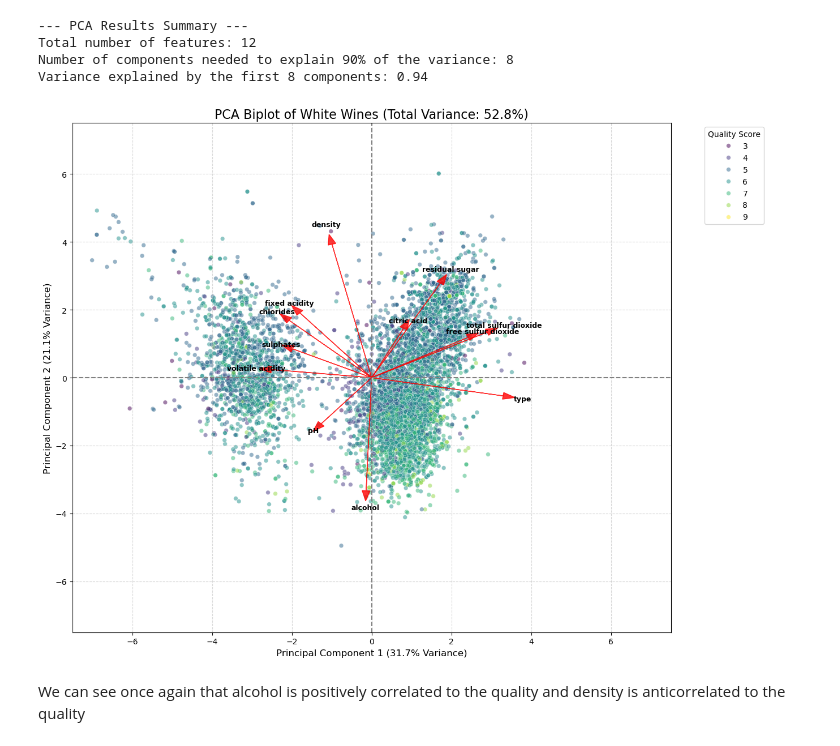
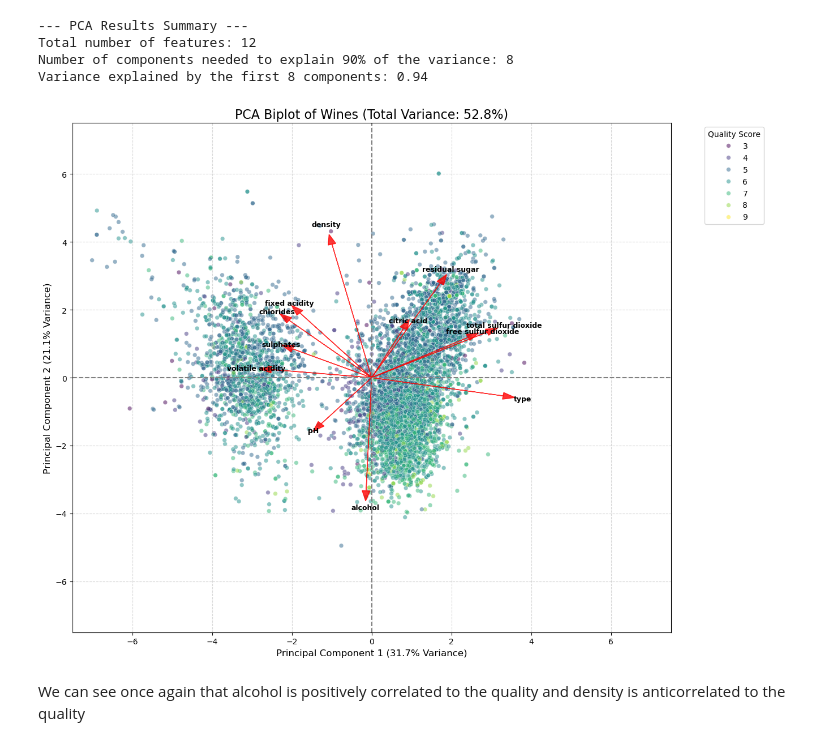
Before and after one commit to picqflorian/wine-quality-analysis, a Jupyter notebook: main.ipynb, the cells around one changed output. Drawn from its saved outputs; the diff is of its cells as text; code cells hidden in the pictures.

```diff
--- a/main.ipynb
+++ b/main.ipynb
@@ -325,35 +325,35 @@ for i, (feature_name, loading) in enumerate(zip(feature_names, loadings)):
     plt.text(
         loading[0] * scale_factor * 1.15, # Position the text slightly outside the arrow
         loading[1] * scale_factor * 1.15,
         feature_name,
         color='black',
         ha='center',
         va='center',
         fontsize=9,
         fontweight='bold'
     )
 
 # --- 5. Add informative labels and title ---
 variance_pc1 = pca.explained_variance_ratio_[0] * 100
 variance_pc2 = pca.explained_variance_ratio_[1] * 100
 total_variance_2d = variance_pc1 + variance_pc2
 
 plt.xlabel(f'Principal Component 1 ({variance_pc1:.1f}% Variance)', fontsize=12)
 plt.ylabel(f'Principal Component 2 ({variance_pc2:.1f}% Variance)', fontsize=12)
-plt.title(f'PCA Biplot of White Wines (Total Variance: {total_variance_2d:.1f}%)', fontsize=16)
+plt.title(f'PCA Biplot of Wines (Total Variance: {total_variance_2d:.1f}%)', fontsize=16)
 plt.legend(title='Quality Score', bbox_to_anchor=(1.05, 1), loc='upper left')
 plt.grid(True, linestyle='--', alpha=0.5)
 
 # Set axis limits to be symmetrical around 0
 max_val = np.max(np.abs(X_pca[:, 0:2])) * 1.1 # Get max range from data points
 plt.xlim(-7.5, 7.5)
 plt.ylim(-7.5, 7.5)
 plt.axhline(0, color='grey', linestyle='--')
 plt.axvline(0, color='grey', linestyle='--')
 plt.tight_layout()
 plt.show()
 # %% [output]
-[figure, old version]
+[figure, new version]
 # %% [markdown]
 We can see once again that alcohol is positively correlated to the quality and density is anticorrelated to the quality
 # %% [markdown]
```
Also changed, not shown: parts of 7 cells of this notebook.
